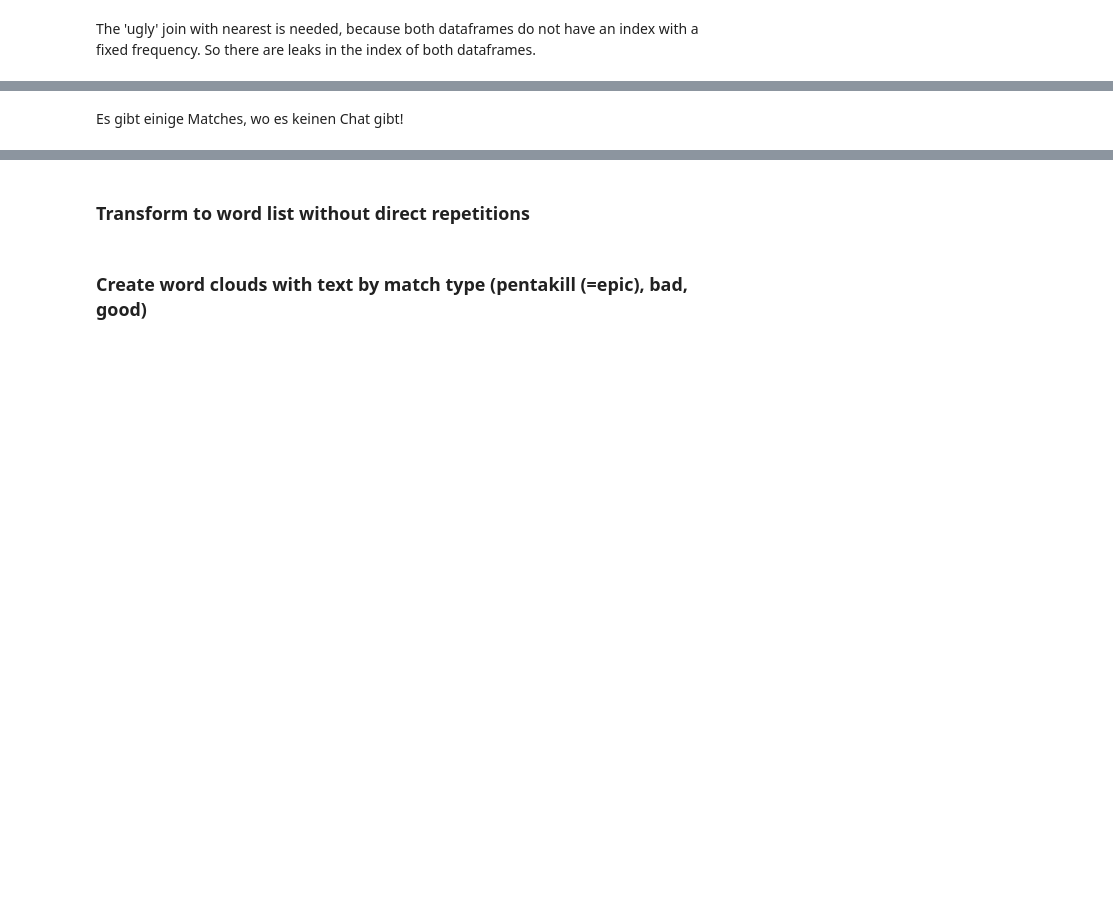
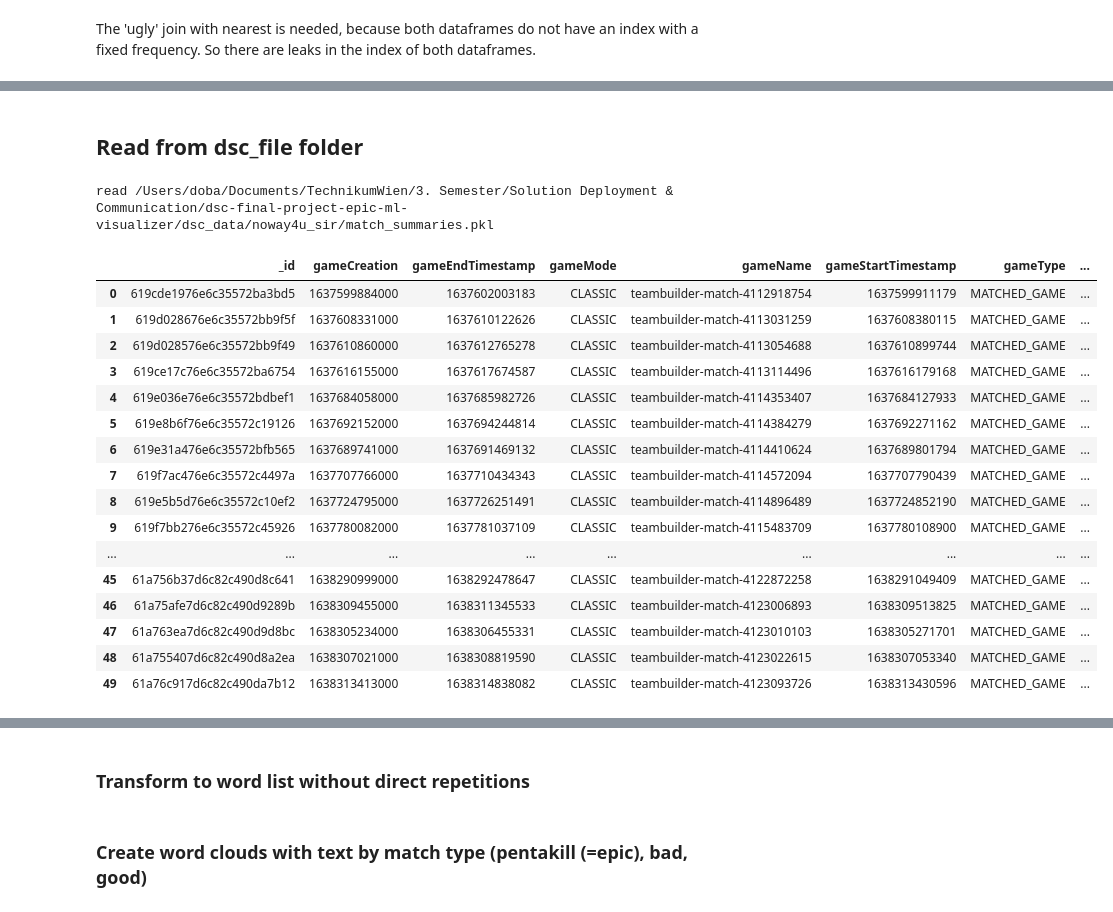
Before and after one commit to duffy356/dsc-final-project-epic-ml-visualizer, a Jupyter notebook: exporter/DSC_Data_exporter.ipynb, the cells around one changed output, grey strips where cells are left out. Saved outputs shown, nothing was run; the diff lists cells and outputs as text; code cells hidden in the pictures; blank space fills up the shorter version.

```diff
--- a/exporter/DSC_Data_exporter.ipynb
+++ b/exporter/DSC_Data_exporter.ipynb
@@ -445,2 +388,0 @@ read /Users/doba/Documents/TechnikumWien/3. Semester/Solution Deployment & Commu
-# %% [markdown]
-Es gibt einige Matches, wo es keinen Chat gibt!
@@ -447,2 +391,30 @@ Es gibt einige Matches, wo es keinen Chat gibt!
 # %%
 # Export ends here!
+# %% [markdown]
+## Read from dsc_file folder
+# %%
+def get_match_history_of_player(player_name):
+    match_summaries = read_prepared_file(player_name, "match_summaries")
+    return pd.DataFrame(match_summaries)
+
+history = get_match_history_of_player("noway4u_sir")
+history
+# %% [output]
+read /Users/doba/Documents/TechnikumWien/3. Semester/Solution Deployment & Communication/dsc-final-project-epic-ml-visualizer/dsc_data/noway4u_sir/match_summaries.pkl
+|  | _id | gameCreation | gameEndTimestamp | gameMode | gameName | gameStartTimestamp | gameType | ... |
+| 0 | 619cde1976e6c35572ba3bd5 | 1637599884000 | 1637602003183 | CLASSIC | teambuilder-match-4112918754 | 1637599911179 | MATCHED_GAME | ... |
+| 1 | 619d028676e6c35572bb9f5f | 1637608331000 | 1637610122626 | CLASSIC | teambuilder-match-4113031259 | 1637608380115 | MATCHED_GAME | ... |
+| 2 | 619d028576e6c35572bb9f49 | 1637610860000 | 1637612765278 | CLASSIC | teambuilder-match-4113054688 | 1637610899744 | MATCHED_GAME | ... |
+| 3 | 619ce17c76e6c35572ba6754 | 1637616155000 | 1637617674587 | CLASSIC | teambuilder-match-4113114496 | 1637616179168 | MATCHED_GAME | ... |
+| 4 | 619e036e76e6c35572bdbef1 | 1637684058000 | 1637685982726 | CLASSIC | teambuilder-match-4114353407 | 1637684127933 | MATCHED_GAME | ... |
+| 5 | 619e8b6f76e6c35572c19126 | 1637692152000 | 1637694244814 | CLASSIC | teambuilder-match-4114384279 | 1637692271162 | MATCHED_GAME | ... |
+| 6 | 619e31a476e6c35572bfb565 | 1637689741000 | 1637691469132 | CLASSIC | teambuilder-match-4114410624 | 1637689801794 | MATCHED_GAME | ... |
+| 7 | 619f7ac476e6c35572c4497a | 1637707766000 | 1637710434343 | CLASSIC | teambuilder-match-4114572094 | 1637707790439 | MATCHED_GAME | ... |
+| 8 | 619e5b5d76e6c35572c10ef2 | 1637724795000 | 1637726251491 | CLASSIC | teambuilder-match-4114896489 | 1637724852190 | MATCHED_GAME | ... |
+| 9 | 619f7bb276e6c35572c45926 | 1637780082000 | 1637781037109 | CLASSIC | teambuilder-match-4115483709 | 1637780108900 | MATCHED_GAME | ... |
+| ... | ... | ... | ... | ... | ... | ... | ... | ... |
+| 45 | 61a756b37d6c82c490d8c641 | 1638290999000 | 1638292478647 | CLASSIC | teambuilder-match-4122872258 | 1638291049409 | MATCHED_GAME | ... |
+| 46 | 61a75afe7d6c82c490d9289b | 1638309455000 | 1638311345533 | CLASSIC | teambuilder-match-4123006893 | 1638309513825 | MATCHED_GAME | ... |
+| 47 | 61a763ea7d6c82c490d9d8bc | 1638305234000 | 1638306455331 | CLASSIC | teambuilder-match-4123010103 | 1638305271701 | MATCHED_GAME | ... |
+| 48 | 61a755407d6c82c490d8a2ea | 1638307021000 | 1638308819590 | CLASSIC | teambuilder-match-4123022615 | 1638307053340 | MATCHED_GAME | ... |
+| 49 | 61a76c917d6c82c490da7b12 | 1638313413000 | 1638314838082 | CLASSIC | teambuilder-match-4123093726 | 1638313430596 | MATCHED_GAME | ... |
```
Also changed, not shown: parts of 18 cells of this notebook, 13 other files.
